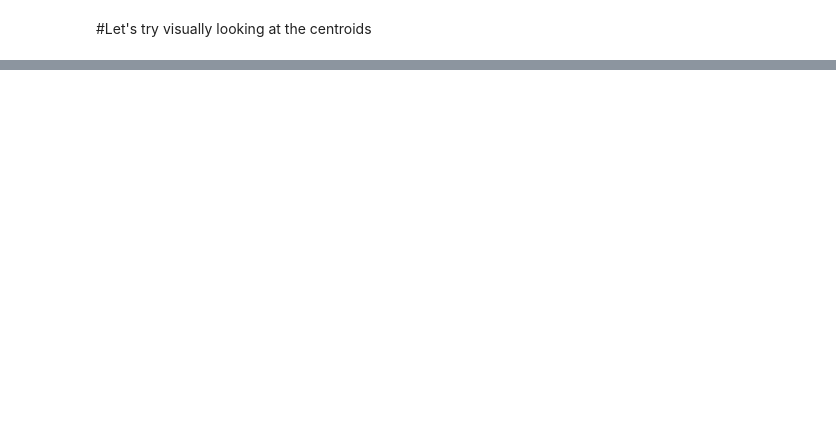
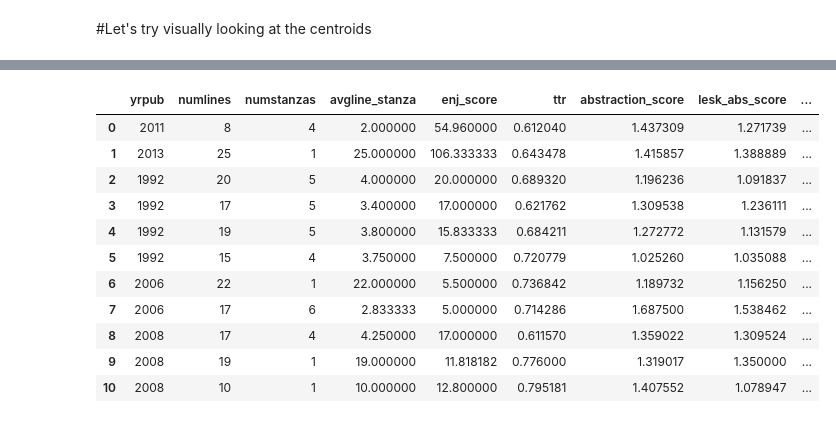
Before and after one commit to huiruru/FinalProject, a Jupyter notebook: ScratchPad/Kmeans.ipynb, the cells around one changed output, grey strips where cells are left out. Drawn from its saved outputs; the diff is of its cells as text; code cells hidden in the pictures; blank space fills up the shorter version.

```diff
--- a/ScratchPad/Kmeans.ipynb
+++ b/ScratchPad/Kmeans.ipynb
@@ -334,0 +418,5 @@ from sklearn.metrics.pairwise import pairwise_distances
+# %%
+ex1 = df.query('poet_name == "Alice Notley"')
+ex2 = df.query('poet_name == "Stephen Dunn"')
+# %%
+ex1.reset_index(drop = True, inplace = True)
@@ -334,0 +443,15 @@ from sklearn.metrics.pairwise import pairwise_distances
+# %%
+ex1[numerical]
+# %% [output]
+|  | yrpub | numlines | numstanzas | avgline_stanza | enj_score | ttr | abstraction_score | lesk_abs_score | ... |
+| 0 | 2011 | 8 | 4 | 2.000000 | 54.960000 | 0.612040 | 1.437309 | 1.271739 | ... |
+| 1 | 2013 | 25 | 1 | 25.000000 | 106.333333 | 0.643478 | 1.415857 | 1.388889 | ... |
+| 2 | 1992 | 20 | 5 | 4.000000 | 20.000000 | 0.689320 | 1.196236 | 1.091837 | ... |
+| 3 | 1992 | 17 | 5 | 3.400000 | 17.000000 | 0.621762 | 1.309538 | 1.236111 | ... |
+| 4 | 1992 | 19 | 5 | 3.800000 | 15.833333 | 0.684211 | 1.272772 | 1.131579 | ... |
+| 5 | 1992 | 15 | 4 | 3.750000 | 7.500000 | 0.720779 | 1.025260 | 1.035088 | ... |
+| 6 | 2006 | 22 | 1 | 22.000000 | 5.500000 | 0.736842 | 1.189732 | 1.156250 | ... |
+| 7 | 2006 | 17 | 6 | 2.833333 | 5.000000 | 0.714286 | 1.687500 | 1.538462 | ... |
+| 8 | 2008 | 17 | 4 | 4.250000 | 17.000000 | 0.611570 | 1.359022 | 1.309524 | ... |
+| 9 | 2008 | 19 | 1 | 19.000000 | 11.818182 | 0.776000 | 1.319017 | 1.350000 | ... |
+| 10 | 2008 | 10 | 1 | 10.000000 | 12.800000 | 0.795181 | 1.407552 | 1.078947 | ... |
```
Also changed, not shown: parts of 34 cells of this notebook.
